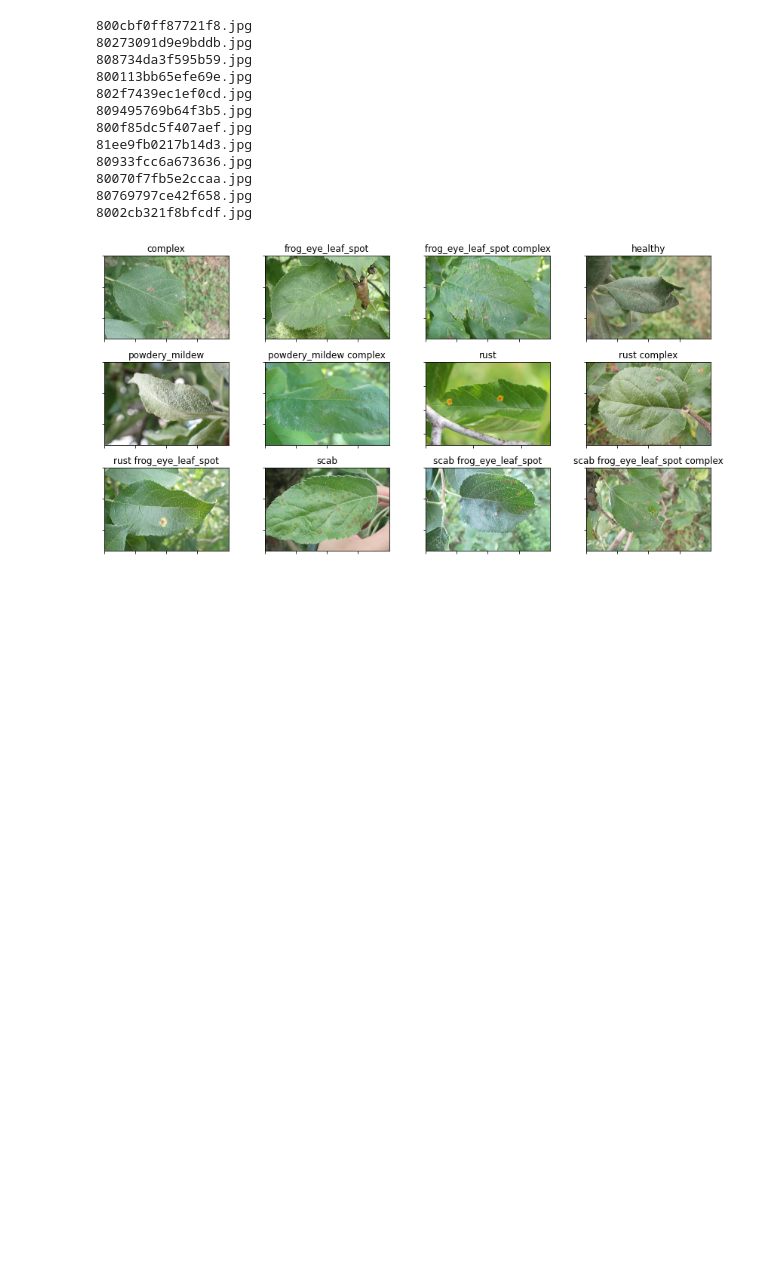
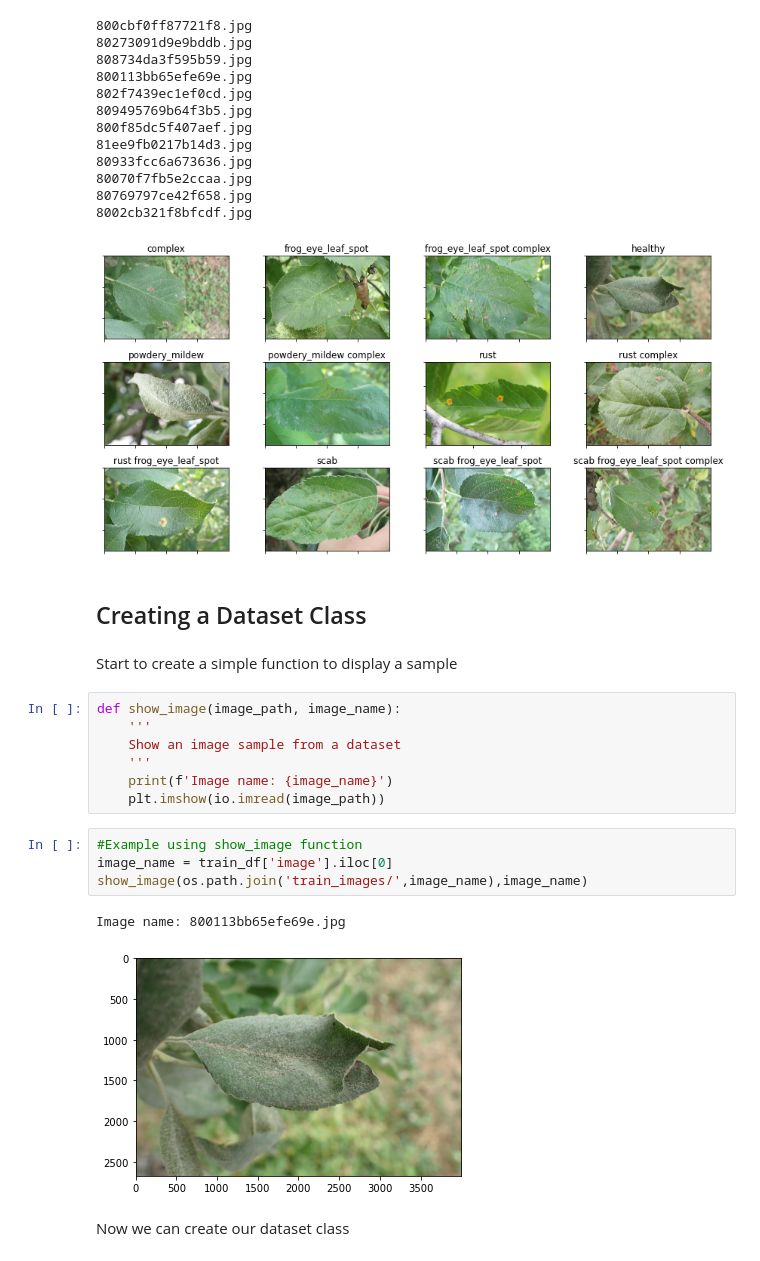
Before and after one commit to arturoruizs/Plant_Pathology_2021, a Jupyter notebook: plant_pathology.ipynb, the cells around one changed output. Drawn from its saved outputs; the diff is of its cells as text; blank space fills up the shorter version.

Commit message:
Implemented dataset and data loader pre normalization

```diff
--- a/plant_pathology.ipynb
+++ b/plant_pathology.ipynb
@@ -151,3 +158,23 @@ display_grid(images,labels,3,4)
 80769797ce42f658.jpg
 8002cb321f8bfcdf.jpg
 [figure]
+# %% [markdown]
+## Creating a Dataset Class
+# %% [markdown]
+Start to create a simple function to display a sample
+# %%
+def show_image(image_path, image_name):
+    '''
+    Show an image sample from a dataset
+    '''
+    print(f'Image name: {image_name}')
+    plt.imshow(io.imread(image_path))
+# %%
+#Example using show_image function
+image_name = train_df['image'].iloc[0]
+show_image(os.path.join('train_images/',image_name),image_name)
+# %% [output]
+Image name: 800113bb65efe69e.jpg
+[figure, added]
+# %% [markdown]
+Now we can create our dataset class
```
Also changed, not shown: parts of 24 cells of this notebook.
